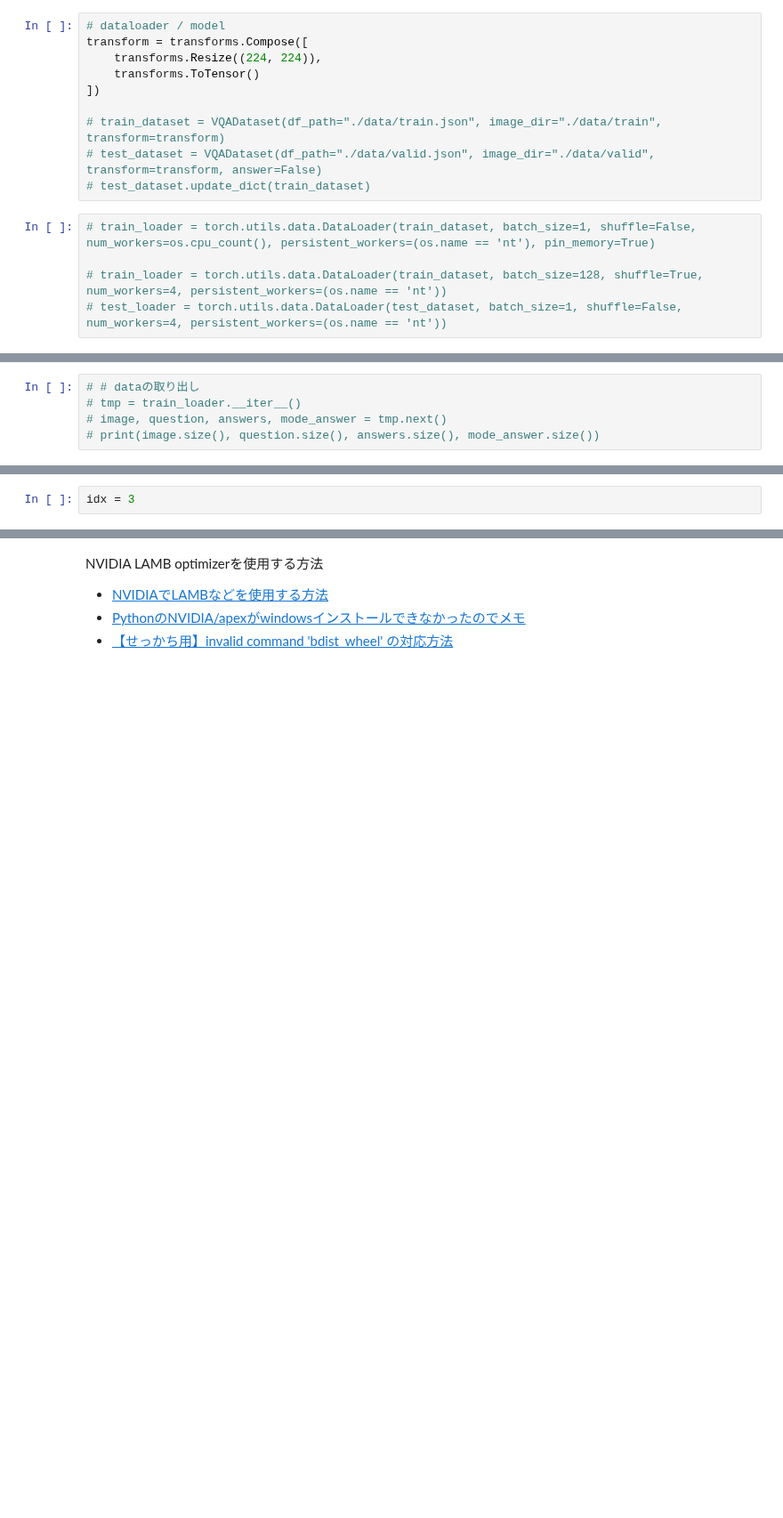
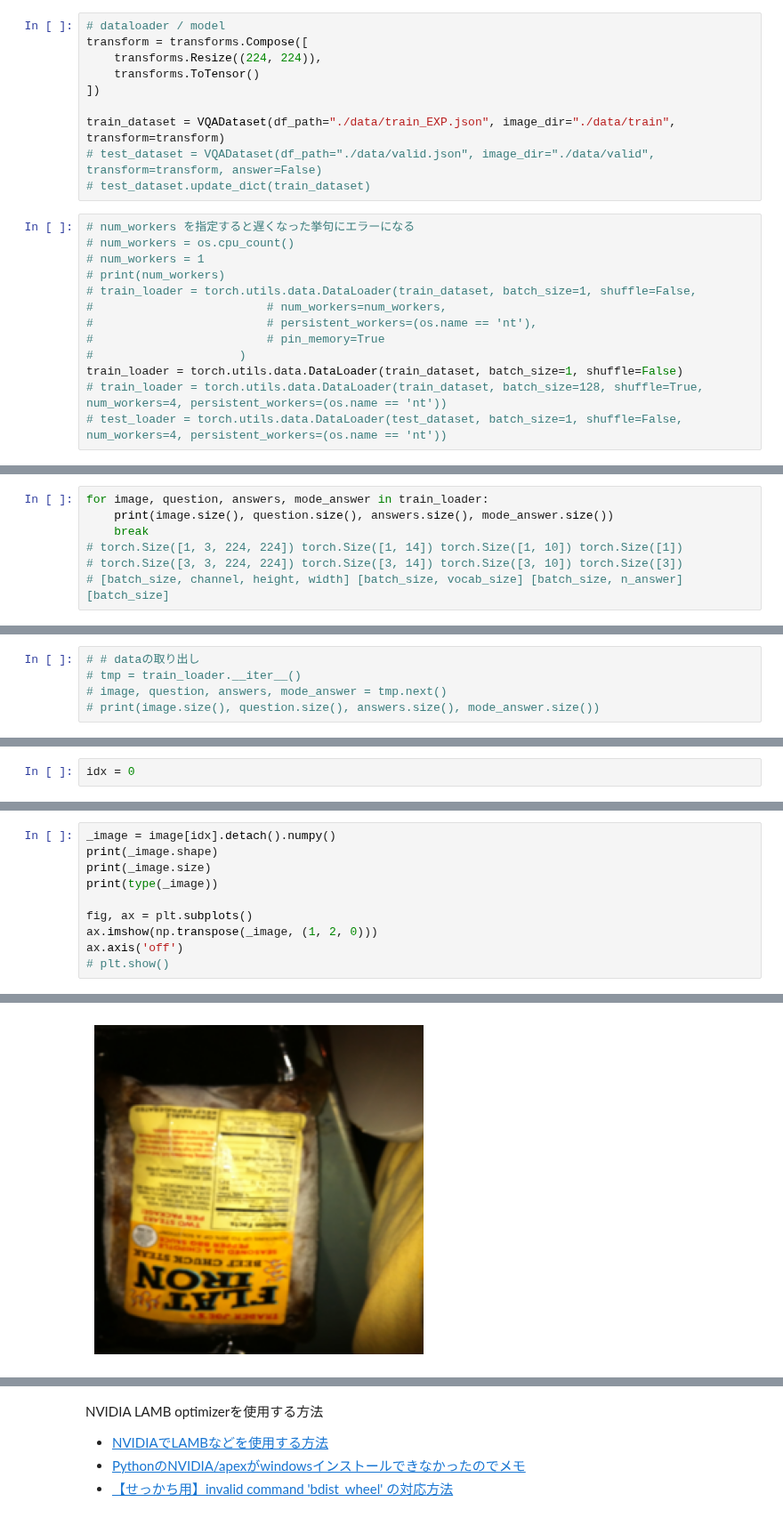
Before and after one commit to nopeet/dl_lecture_competition_pub, a Jupyter notebook: EDA.ipynb, the cells around one changed output, grey strips where cells are left out. Shown at 89% size. Drawn from its saved outputs; the diff is of its cells as text; blank space fills up the shorter version.

```diff
--- a/EDA.ipynb
+++ b/EDA.ipynb
@@ -142,11 +155,19 @@ transform = transforms.Compose([
     transforms.ToTensor()
 ])
 
-# train_dataset = VQADataset(df_path="./data/train.json", image_dir="./data/train", transform=transform)
+train_dataset = VQADataset(df_path="./data/train_EXP.json", image_dir="./data/train", transform=transform)
 # test_dataset = VQADataset(df_path="./data/valid.json", image_dir="./data/valid", transform=transform, answer=False)
 # test_dataset.update_dict(train_dataset)
 # %%
-# train_loader = torch.utils.data.DataLoader(train_dataset, batch_size=1, shuffle=False, num_workers=os.cpu_count(), persistent_workers=(os.name == 'nt'), pin_memory=True)
-
+# num_workers を指定すると遅くなった挙句にエラーになる
+# num_workers = os.cpu_count()
+# num_workers = 1
+# print(num_workers)
+# train_loader = torch.utils.data.DataLoader(train_dataset, batch_size=1, shuffle=False,
+#                         # num_workers=num_workers,
+#                         # persistent_workers=(os.name == 'nt'),
+#                         # pin_memory=True
+#                     )
+train_loader = torch.utils.data.DataLoader(train_dataset, batch_size=1, shuffle=False)
 # train_loader = torch.utils.data.DataLoader(train_dataset, batch_size=128, shuffle=True, num_workers=4, persistent_workers=(os.name == 'nt'))
 # test_loader = torch.utils.data.DataLoader(test_dataset, batch_size=1, shuffle=False, num_workers=4, persistent_workers=(os.name == 'nt'))
@@ -156,0 +174,7 @@ transform = transforms.Compose([
+# %%
+for image, question, answers, mode_answer in train_loader:
+    print(image.size(), question.size(), answers.size(), mode_answer.size())
+    break
+# torch.Size([1, 3, 224, 224]) torch.Size([1, 14]) torch.Size([1, 10]) torch.Size([1])
+# torch.Size([3, 3, 224, 224]) torch.Size([3, 14]) torch.Size([3, 10]) torch.Size([3])
+# [batch_size, channel, height, width] [batch_size, vocab_size] [batch_size, n_answer] [batch_size]
@@ -172,2 +188,2 @@ df.head()
 # %%
-idx = 3
+idx = 0
@@ -178,0 +233,11 @@ Can you tell me if this is like body wash or lotion or something like that?
+# %%
+_image = image[idx].detach().numpy()
+print(_image.shape)
+print(_image.size)
+print(type(_image))
+
+fig, ax = plt.subplots()
+ax.imshow(np.transpose(_image, (1, 2, 0)))
+ax.axis('off')
+# plt.show()
+# %% [output]
@@ -179,2 +248,3 @@ Can you tell me if this is like body wash or lotion or something like that?
+[figure, added]
 # %%
 image_dir="./data/train"
```
Also changed, not shown: parts of 30 cells of this notebook.
